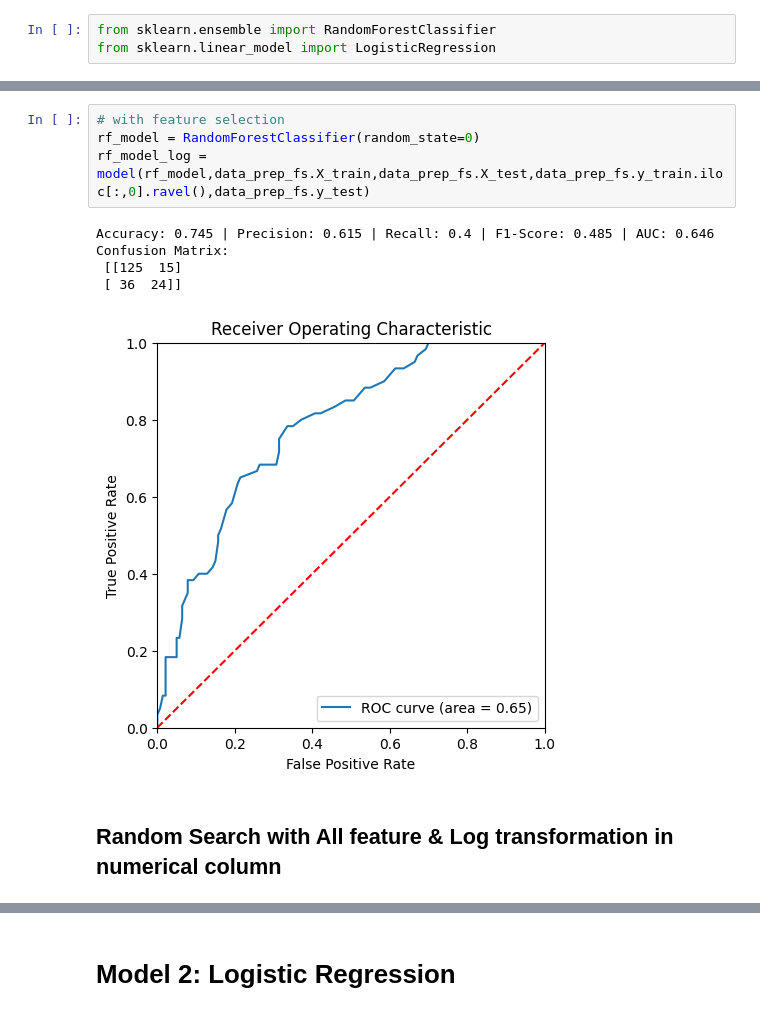
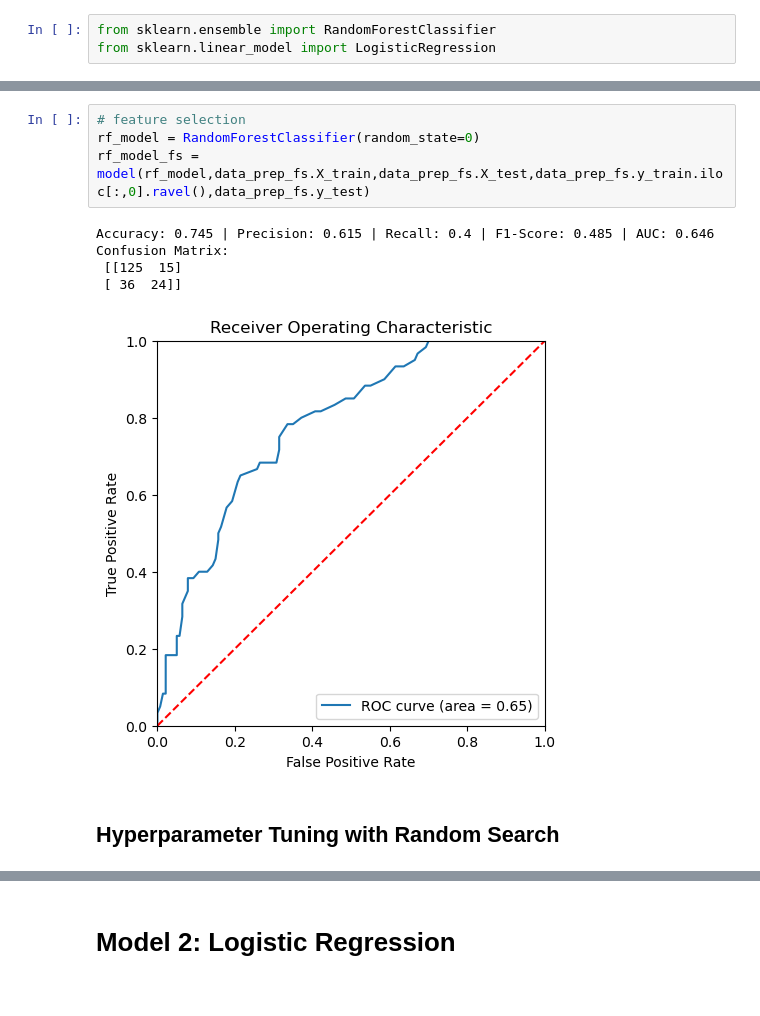
Before and after one commit to desy-natasha/credit_scoring, a Jupyter notebook: notebook/credit-scoring-prototype.ipynb, the cells around one changed output, grey strips where cells are left out. Drawn from its saved outputs; the diff is of its cells as text.

```diff
--- a/notebook/credit-scoring-prototype.ipynb
+++ b/notebook/credit-scoring-prototype.ipynb
@@ -465,15 +483,15 @@ Confusion Matrix:
 # %%
-# with feature selection
+# feature selection
 rf_model = RandomForestClassifier(random_state=0)
-rf_model_log = model(rf_model,data_prep_fs.X_train,data_prep_fs.X_test,data_prep_fs.y_train.iloc[:,0].ravel(),data_prep_fs.y_test)
+rf_model_fs = model(rf_model,data_prep_fs.X_train,data_prep_fs.X_test,data_prep_fs.y_train.iloc[:,0].ravel(),data_prep_fs.y_test)
 # %% [output]
 Accuracy: 0.745 | Precision: 0.615 | Recall: 0.4 | F1-Score: 0.485 | AUC: 0.646
 Confusion Matrix:
  [[125  15]
  [ 36  24]]
-[figure, old version]
+[figure, new version]
-# %% [markdown]
-## Random Search with All feature & Log transformation in numerical column
+# %% [markdown]
+## Hyperparameter Tuning with Random Search
 # %%
 # Random Search
 params = {
```
Also changed, not shown: parts of 33 cells of this notebook, 1 other file.
